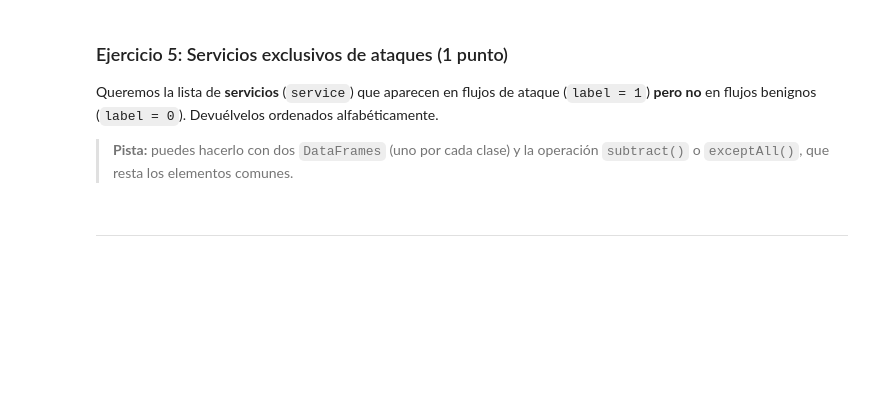
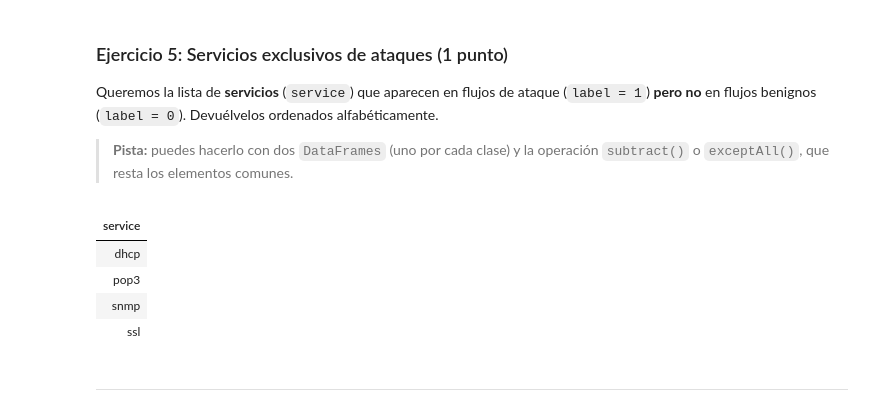
Before and after one commit to Lisgesoc/Mineria-Datos, a Jupyter notebook: P8_DavidDiazGregorio_VictorManuelGaray.ipynb, the cells around one changed output. Saved outputs shown, nothing was run; the diff lists cells and outputs as text; code cells hidden in the pictures; blank space fills up the shorter version.

```diff
--- a/P8_DavidDiazGregorio_VictorManuelGaray.ipynb
+++ b/P8_DavidDiazGregorio_VictorManuelGaray.ipynb
@@ -257,15 +264,21 @@ Queremos la lista de **servicios** (`service`) que aparecen en flujos de ataque
 # %%
 #solución
 # Servicios presentes en ataques
-servicios_ataque = df_limpio ...
+servicios_ataque = df_limpio.filter(F.col("label") == 1).select("service").distinct()
 
 # Servicios presentes en benignos
-servicios_benignos = df_limpio ...
+servicios_benignos = df_limpio.filter(F.col("label") == 0).select("service").distinct()
 
 # Solo en ataques (resta los comunes)
-solo_ataques = ...
+solo_ataques = servicios_ataque.subtract(servicios_benignos).orderBy("service")
 
 display(solo_ataques)
+# %% [output]
+| service |
+| dhcp |
+| pop3 |
+| snmp |
+| ssl |
 # %% [markdown]
 ---
 # %% [markdown]
```
Also changed, not shown: parts of 11 cells of this notebook.
